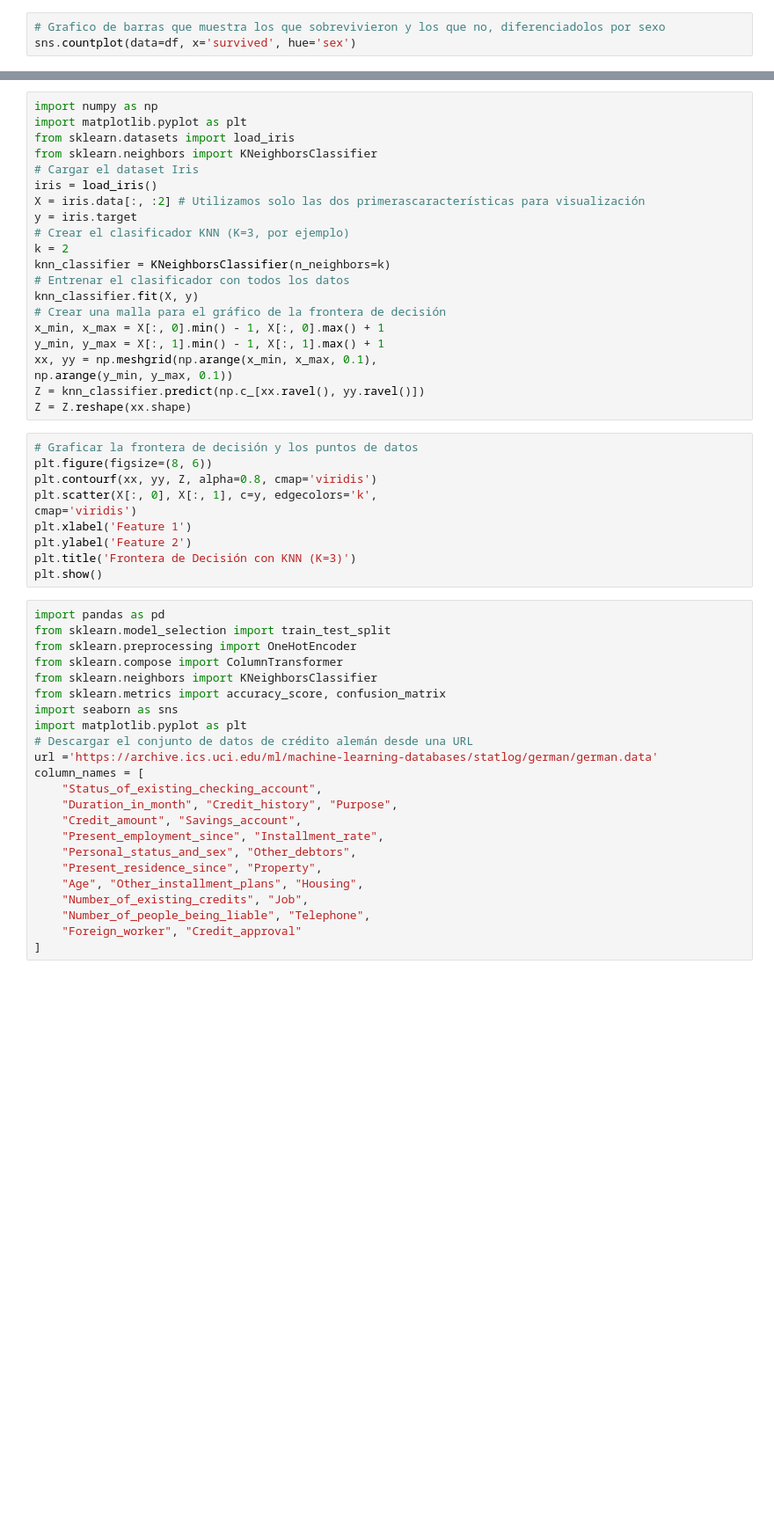
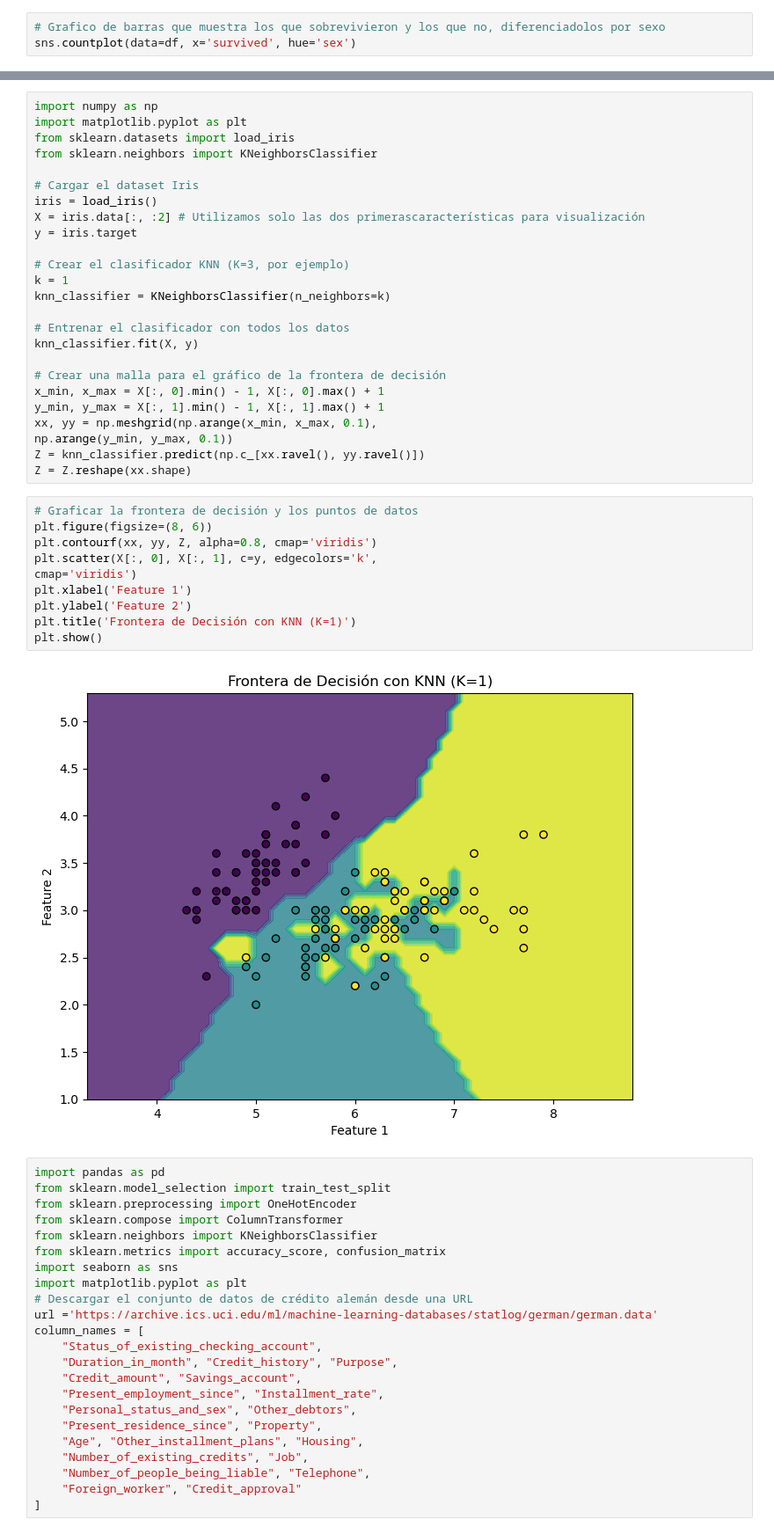
Before and after one commit to kabb98/IABD, a Jupyter notebook: PIA/Actividades/Actividad4/pruebas.ipynb, the cells around one changed output, grey strips where cells are left out. Shown at 88% size. Drawn from its saved outputs; the diff is of its cells as text; blank space fills up the shorter version.

```diff
--- a/PIA/Actividades/Actividad4/pruebas.ipynb
+++ b/PIA/Actividades/Actividad4/pruebas.ipynb
@@ -193,15 +234,19 @@ import numpy as np
 import matplotlib.pyplot as plt
 from sklearn.datasets import load_iris
 from sklearn.neighbors import KNeighborsClassifier
+
 # Cargar el dataset Iris
 iris = load_iris()
 X = iris.data[:, :2] # Utilizamos solo las dos primerascaracterísticas para visualización
 y = iris.target
+
 # Crear el clasificador KNN (K=3, por ejemplo)
-k = 2
+k = 1
 knn_classifier = KNeighborsClassifier(n_neighbors=k)
+
 # Entrenar el clasificador con todos los datos
 knn_classifier.fit(X, y)
+
 # Crear una malla para el gráfico de la frontera de decisión
 x_min, x_max = X[:, 0].min() - 1, X[:, 0].max() + 1
 y_min, y_max = X[:, 1].min() - 1, X[:, 1].max() + 1
@@ -212,13 +257,15 @@ Z = Z.reshape(xx.shape)
 # %%
 # Graficar la frontera de decisión y los puntos de datos
 plt.figure(figsize=(8, 6))
 plt.contourf(xx, yy, Z, alpha=0.8, cmap='viridis')
 plt.scatter(X[:, 0], X[:, 1], c=y, edgecolors='k',
 cmap='viridis')
 plt.xlabel('Feature 1')
 plt.ylabel('Feature 2')
-plt.title('Frontera de Decisión con KNN (K=3)')
+plt.title('Frontera de Decisión con KNN (K=1)')
 plt.show()
+# %% [output]
+[figure, added]
 # %%
 import pandas as pd
 from sklearn.model_selection import train_test_split
```
Also changed, not shown: parts of 6 cells of this notebook, 1 other file.
